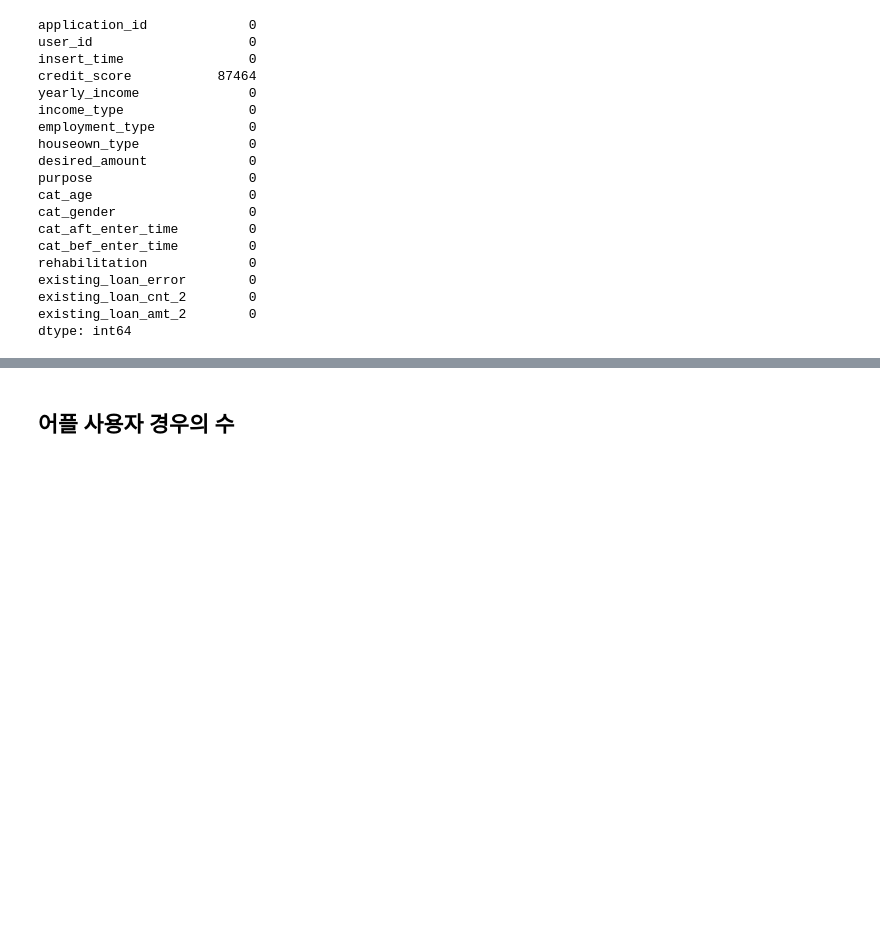
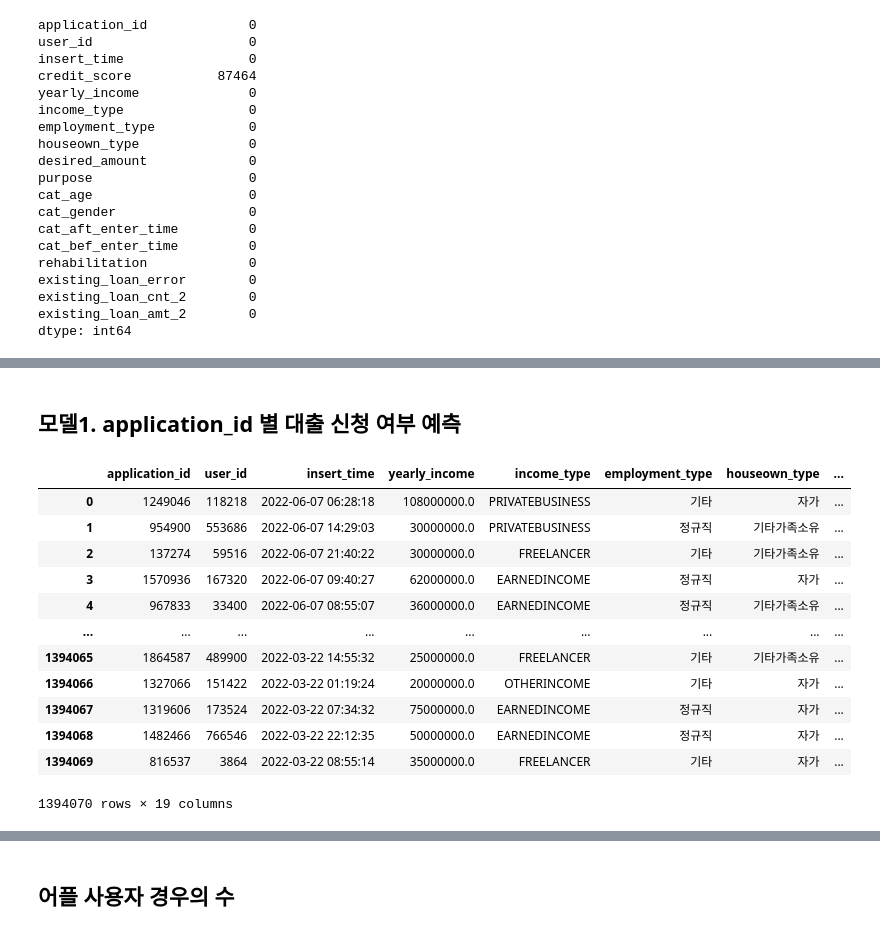
Before and after one commit to lsj7087/22.09_BigContest, a Jupyter notebook: BigContest_Futures_Finda_개짖는소리.ipynb, the cells around one changed output, grey strips where cells are left out. Cells and saved outputs as stored; diff of their text form; code cells hidden in the pictures; blank space fills up the shorter version.

```diff
--- a/BigContest_Futures_Finda_개짖는소리.ipynb
+++ b/BigContest_Futures_Finda_개짖는소리.ipynb
@@ -1235,0 +1010,13 @@ imputed_df_knn_500=fast_knn(df_null.values, k=300)
+# %%
+Tr_imputed.index = user_spec3.index
+# %%
+Tr_imputed["user_id"] = user_spec3["user_id"]
+# %%
+tmp = Tr_imputed.loc[Tr_imputed["user_id"].isin(credit_na_id),["user_id","credit_score"]].groupby("user_id",as_index=False).mean()[["user_id","credit_score"]]
+tmp["credit_score"] = round(tmp["credit_score"], -1)
+tmp.rename(columns={"credit_score" : "credit_score2"}, inplace = True)
+
+user_spec5 = pd.merge(user_spec3, tmp, how='left', on = "user_id")
+user_spec5['credit_score_last'] = np.nansum((user_spec5["credit_score"], user_spec5["credit_score2"]), axis=0)
+# %%
+user_spec5.drop(["credit_score","credit_score2"],axis=1,inplace = True)
@@ -1241,0 +1087,20 @@ stop! wait a minute!
+# %% [markdown]
+## 모델1. application_id 별 대출 신청 여부 예측
+# %%
+loan_result_yn_df = loan_result.groupby("application_id",as_index=False).max()[["application_id","is_applied"]]
+user_spec6 = pd.merge(user_spec5,loan_result_yn_df,how='left',on='application_id')
+user_spec6
+# %% [output]
+|  | application_id | user_id | insert_time | yearly_income | income_type | employment_type | houseown_type | ... |
+| 0 | 1249046 | 118218 | 2022-06-07 06:28:18 | 108000000.0 | PRIVATEBUSINESS | 기타 | 자가 | ... |
+| 1 | 954900 | 553686 | 2022-06-07 14:29:03 | 30000000.0 | PRIVATEBUSINESS | 정규직 | 기타가족소유 | ... |
+| 2 | 137274 | 59516 | 2022-06-07 21:40:22 | 30000000.0 | FREELANCER | 기타 | 기타가족소유 | ... |
+| 3 | 1570936 | 167320 | 2022-06-07 09:40:27 | 62000000.0 | EARNEDINCOME | 정규직 | 자가 | ... |
+| 4 | 967833 | 33400 | 2022-06-07 08:55:07 | 36000000.0 | EARNEDINCOME | 정규직 | 기타가족소유 | ... |
+| ... | ... | ... | ... | ... | ... | ... | ... | ... |
+| 1394065 | 1864587 | 489900 | 2022-03-22 14:55:32 | 25000000.0 | FREELANCER | 기타 | 기타가족소유 | ... |
+| 1394066 | 1327066 | 151422 | 2022-03-22 01:19:24 | 20000000.0 | OTHERINCOME | 기타 | 자가 | ... |
+| 1394067 | 1319606 | 173524 | 2022-03-22 07:34:32 | 75000000.0 | EARNEDINCOME | 정규직 | 자가 | ... |
+| 1394068 | 1482466 | 766546 | 2022-03-22 22:12:35 | 50000000.0 | EARNEDINCOME | 정규직 | 자가 | ... |
+| 1394069 | 816537 | 3864 | 2022-03-22 08:55:14 | 35000000.0 | FREELANCER | 기타 | 자가 | ... |
+1394070 rows × 19 columns
```
Also changed, not shown: parts of 122 cells of this notebook.
